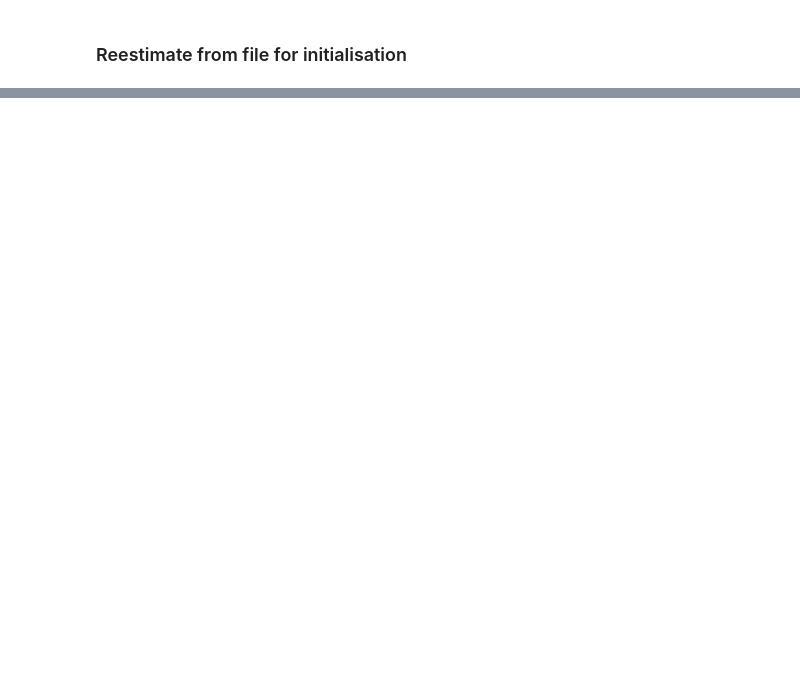
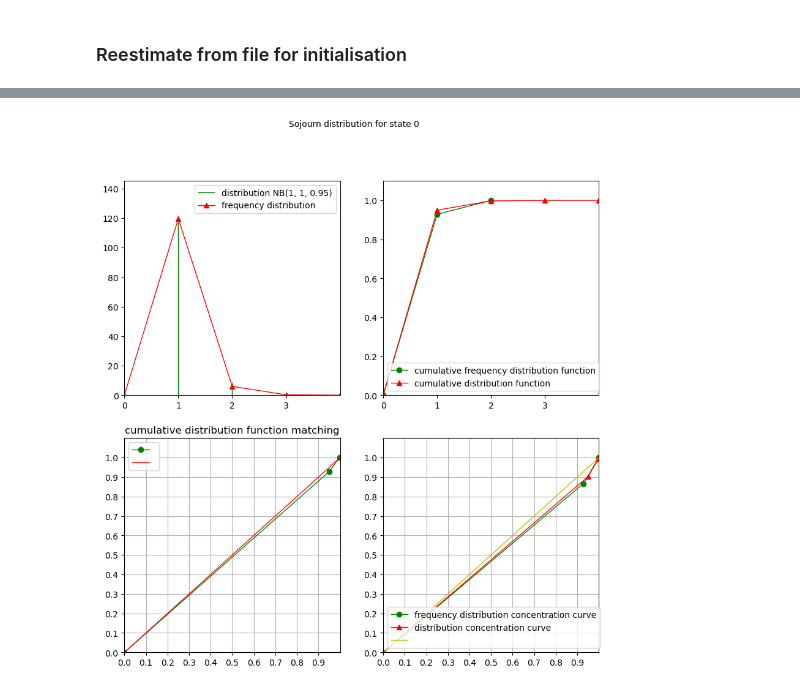
Before and after one commit to openalea/StructureAnalysis, a Jupyter notebook: sequence_analysis/tutorials/hidden_semi_markov.ipynb, the cells around one changed output, grey strips where cells are left out. Saved outputs shown, nothing was run; the diff lists cells and outputs as text; code cells hidden in the pictures; blank space fills up the shorter version.

```diff
--- a/sequence_analysis/tutorials/hidden_semi_markov.ipynb
+++ b/sequence_analysis/tutorials/hidden_semi_markov.ipynb
@@ -178,0 +226,4 @@ Exception: *** ERROR : estimation failure
+# %%
+hsmc_est_file.extract(seq_map['Sojourn'],0,0).plot(Title="Sojourn distribution for state 0")
+# %% [output]
+[figure, added]
```
Also changed, not shown: parts of 10 cells of this notebook, 4 other files.
